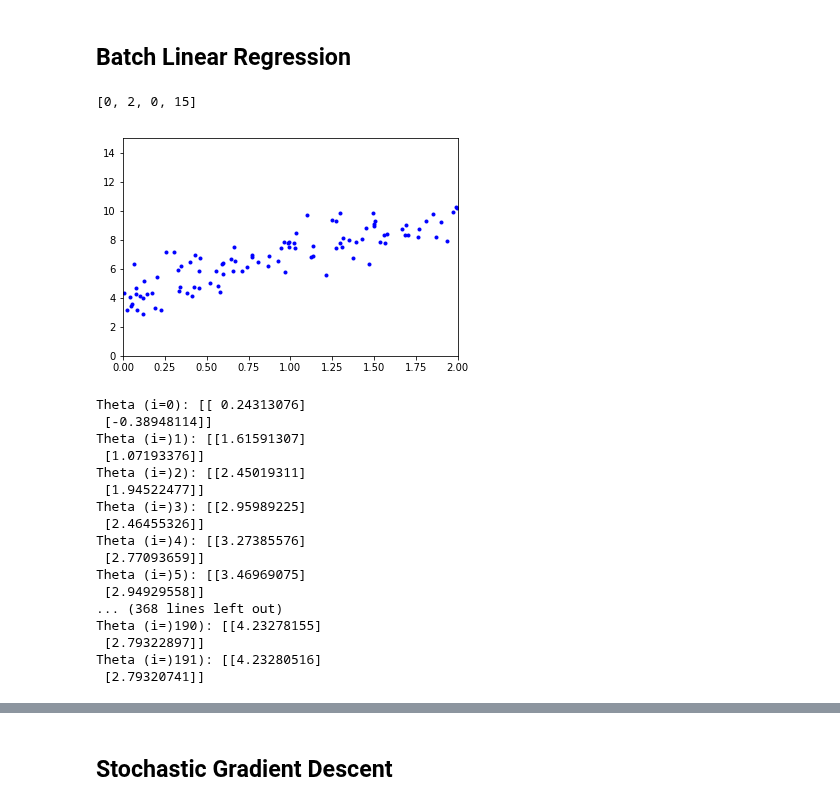
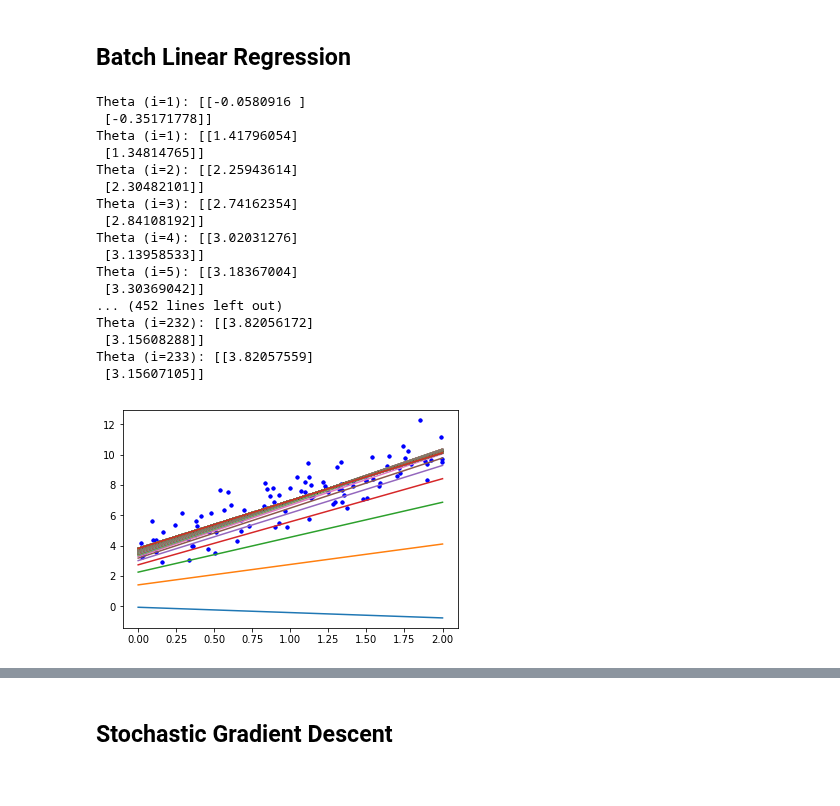
Before and after one commit to richss/cs455-ml-demos, a Jupyter notebook: Ch4-Demos.ipynb, the cells around one changed output, grey strips where cells are left out. Cells and saved outputs as stored; diff of their text form; code cells hidden in the pictures.

```diff
--- a/Ch4-Demos.ipynb
+++ b/Ch4-Demos.ipynb
@@ -98,63 +92,45 @@ plt.axis([0,2,0,15])
 #####################################################################
 # %% [markdown]
 ## Batch Linear Regression
-# %%
-## Batch Linear Regression in Python
-
-import numpy as np
-from matplotlib import pyplot as plt
-%matplotlib inline
-
-
-X = 2 * np.random.rand(100,1)
-y = 4 + 3*X + np.random.randn(100,1)  #y = 3x + 4  +guassian noise
-
-# Add first column of 1s for matrix operations
-X_b = np.c_[np.ones((100,1)), X]
-
-plt.plot(X,y, "b.")
-plt.axis([0,2,0,15])
-# %% [output]
-[0, 2, 0, 15]
-[figure, removed]
 # %%
 # Set algorithm parameters
 eta = 0.1
 n_iterations = 10000
 m = (len(X)) # number of inputs
 epsilon = 0.00001
 
 # Initialize Linear Model's parameters
 theta = np.random.randn(2,1)
-print("Theta (i=0): " + str(theta))
+showProgress(0, X, y, theta)
 
 # Train Linear Model
 for i in range(0,n_iterations):
 
     gradients = 2/m * X_b.T.dot(X_b.dot(theta) - y)  # 2/m * XT.(X.theta - y)
 
     if np.mean(-gradients) < epsilon:
         break
 
     theta = theta - eta * gradients
 
-    print("Theta (i=)" + str(i+1) + "): " + str(theta))
+    showProgress(i, X, y, theta)
 # %% [output]
-Theta (i=0): [[ 0.24313076]
- [-0.38948114]]
-Theta (i=)1): [[1.61591307]
- [1.07193376]]
-Theta (i=)2): [[2.45019311]
- [1.94522477]]
-Theta (i=)3): [[2.95989225]
- [2.46455326]]
-Theta (i=)4): [[3.27385576]
- [2.77093659]]
-Theta (i=)5): [[3.46969075]
- [2.94929558]]
-... (368 lines left out)
-Theta (i=)190): [[4.23278155]
- [2.79322897]]
-Theta (i=)191): [[4.23280516]
- [2.79320741]]
+Theta (i=1): [[-0.0580916 ]
+ [-0.35171778]]
+Theta (i=1): [[1.41796054]
+ [1.34814765]]
+Theta (i=2): [[2.25943614]
+ [2.30482101]]
+Theta (i=3): [[2.74162354]
+ [2.84108192]]
+Theta (i=4): [[3.02031276]
+ [3.13958533]]
+Theta (i=5): [[3.18367004]
+ [3.30369042]]
+... (452 lines left out)
+Theta (i=232): [[3.82056172]
+ [3.15608288]]
+Theta (i=233): [[3.82057559]
+ [3.15607105]]
+[figure, added]
 # %%
```
Also changed, not shown: parts of 21 cells of this notebook.
